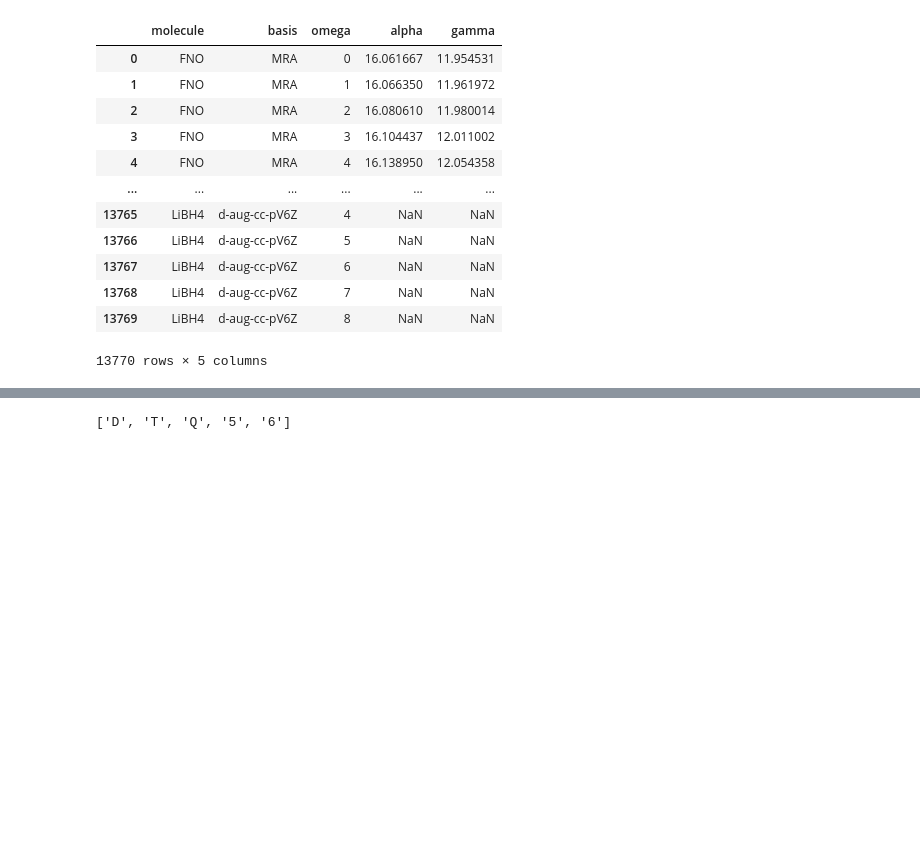
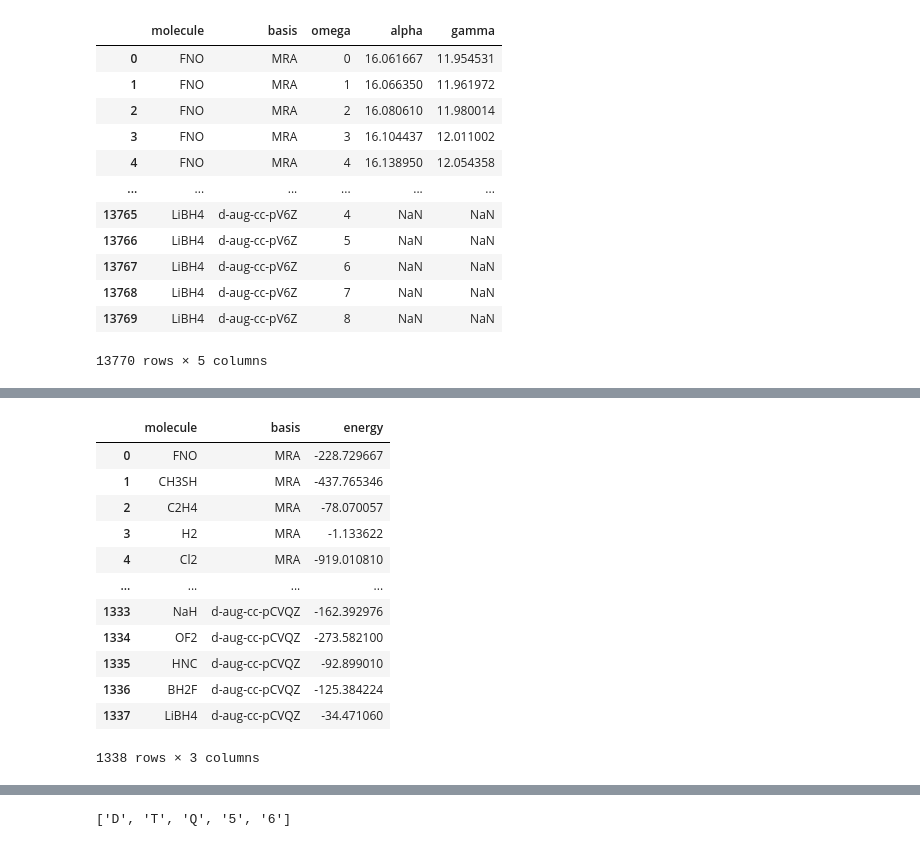
Before and after one commit to ahurta92/QuantumResponsePro, a Jupyter notebook: examples/PolarizabilityPaper/august_convergence.ipynb, the cells around one changed output, grey strips where cells are left out. Saved outputs shown, nothing was run; the diff lists cells and outputs as text; code cells hidden in the pictures; blank space fills up the shorter version.

```diff
--- a/examples/PolarizabilityPaper/august_convergence.ipynb
+++ b/examples/PolarizabilityPaper/august_convergence.ipynb
@@ -60,0 +77,16 @@ polar_data
+# %%
+august_database.energy_df.dropna()
+# %% [output]
+|  | molecule | basis | energy |
+| 0 | FNO | MRA | -228.729667 |
+| 1 | CH3SH | MRA | -437.765346 |
+| 2 | C2H4 | MRA | -78.070057 |
+| 3 | H2 | MRA | -1.133622 |
+| 4 | Cl2 | MRA | -919.010810 |
+| ... | ... | ... | ... |
+| 1333 | NaH | d-aug-cc-pCVQZ | -162.392976 |
+| 1334 | OF2 | d-aug-cc-pCVQZ | -273.582100 |
+| 1335 | HNC | d-aug-cc-pCVQZ | -92.899010 |
+| 1336 | BH2F | d-aug-cc-pCVQZ | -125.384224 |
+| 1337 | LiBH4 | d-aug-cc-pCVQZ | -34.471060 |
+1338 rows × 3 columns
```
Also changed, not shown: parts of 11 cells of this notebook, 3 other files.
